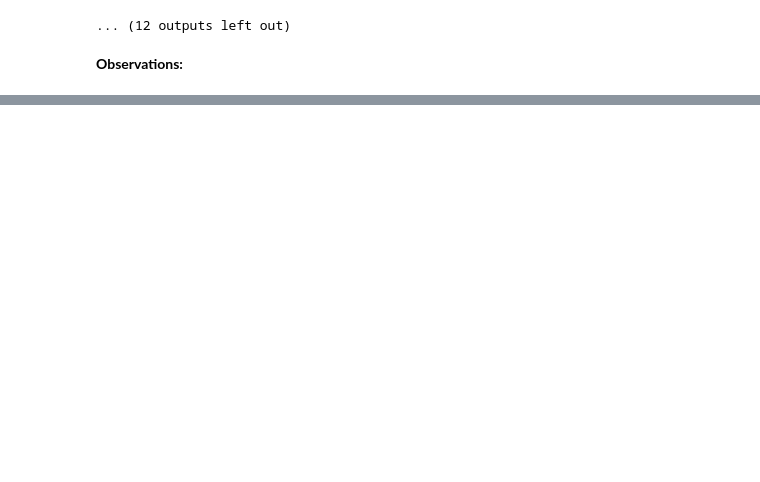
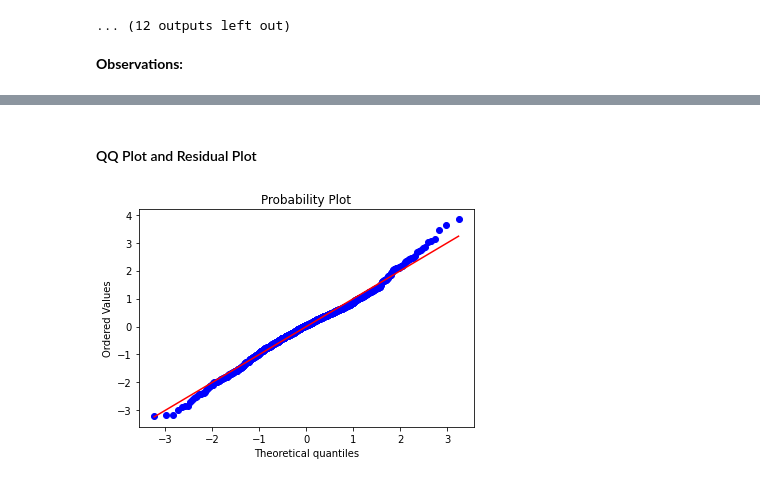
Before and after one commit to ekatynski/6103-project, a Jupyter notebook: 6103-project-group-3.ipynb, the cells around one changed output, grey strips where cells are left out. Cells and saved outputs as stored; diff of their text form; code cells hidden in the pictures; blank space fills up the shorter version.

```diff
--- a/6103-project-group-3.ipynb
+++ b/6103-project-group-3.ipynb
@@ -211,0 +246,4 @@ for col in df.drop(columns = ['2-Cycle MPG']).columns:
+# %%
+# Get the model summary
+model0 = smf.ols('MPG ~ ' + '+'.join(df.columns.difference(['MPG'])), data=df,missing='drop').fit()
+model0.summary()
@@ -211,0 +285,4 @@ for col in df.drop(columns = ['2-Cycle MPG']).columns:
+# %%
+# Remove all rows with Predicted value as NaN
+df['predicted']=model0.fittedvalues
+df = df[np.isfinite(df['predicted'])]
@@ -211,0 +306,5 @@ for col in df.drop(columns = ['2-Cycle MPG']).columns:
+# %%
+# Check Linear Regression assumptions using qq plot and residual plots.
+df['resid']=pd.DataFrame(model0.resid)
+df['std_resid']=model0.get_influence().resid_studentized_internal
+df.head(2)
@@ -211,0 +316,8 @@ for col in df.drop(columns = ['2-Cycle MPG']).columns:
+# %% [markdown]
+#### QQ Plot and Residual Plot
+# %%
+# Create QQ plot with standard residual
+stats.probplot(df['std_resid'], dist="norm", plot=pylab)
+plt.show()
+# %% [output]
+[figure, added]
```
Also changed, not shown: parts of 25 cells of this notebook, 1 other file.
